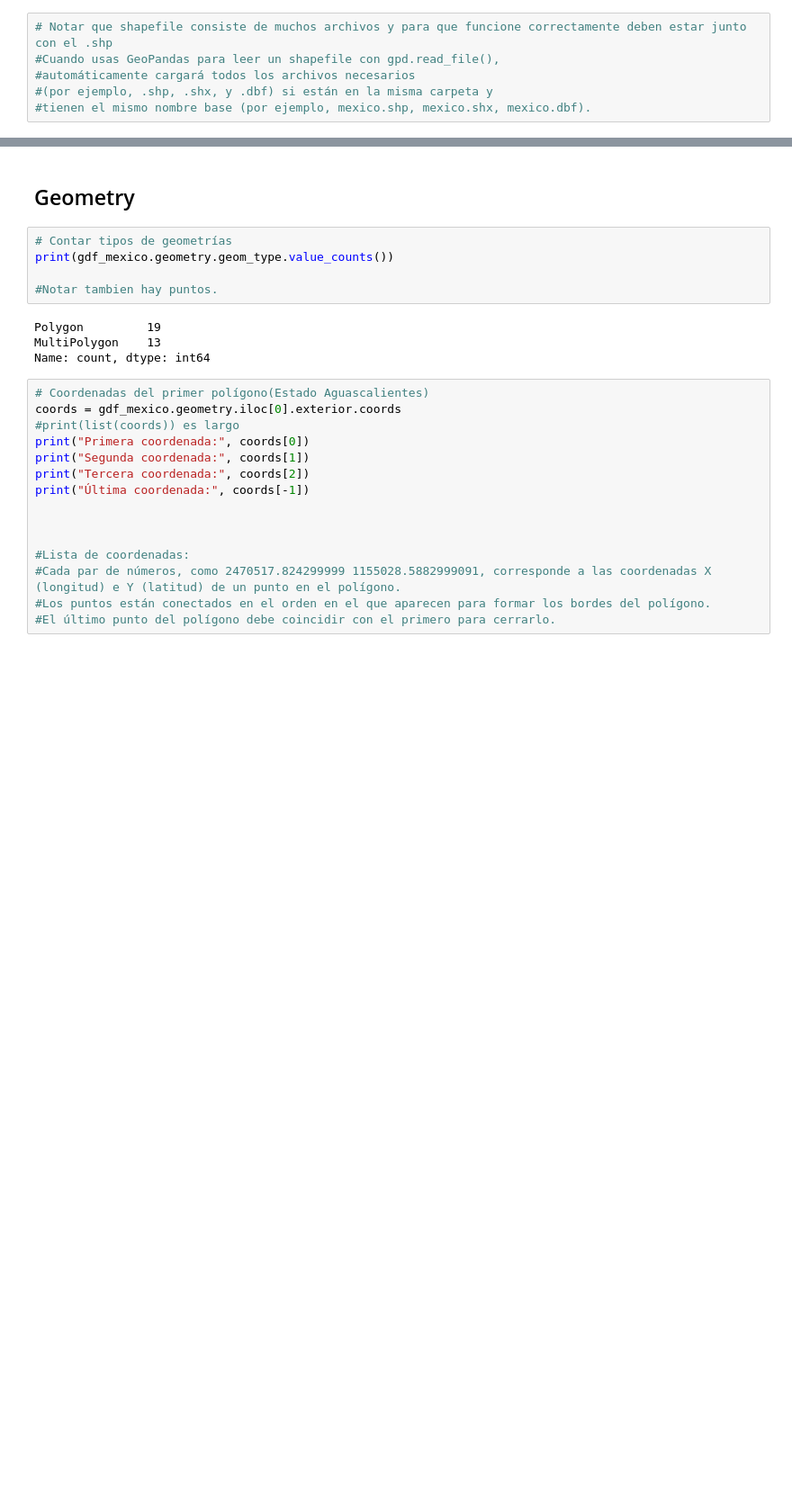
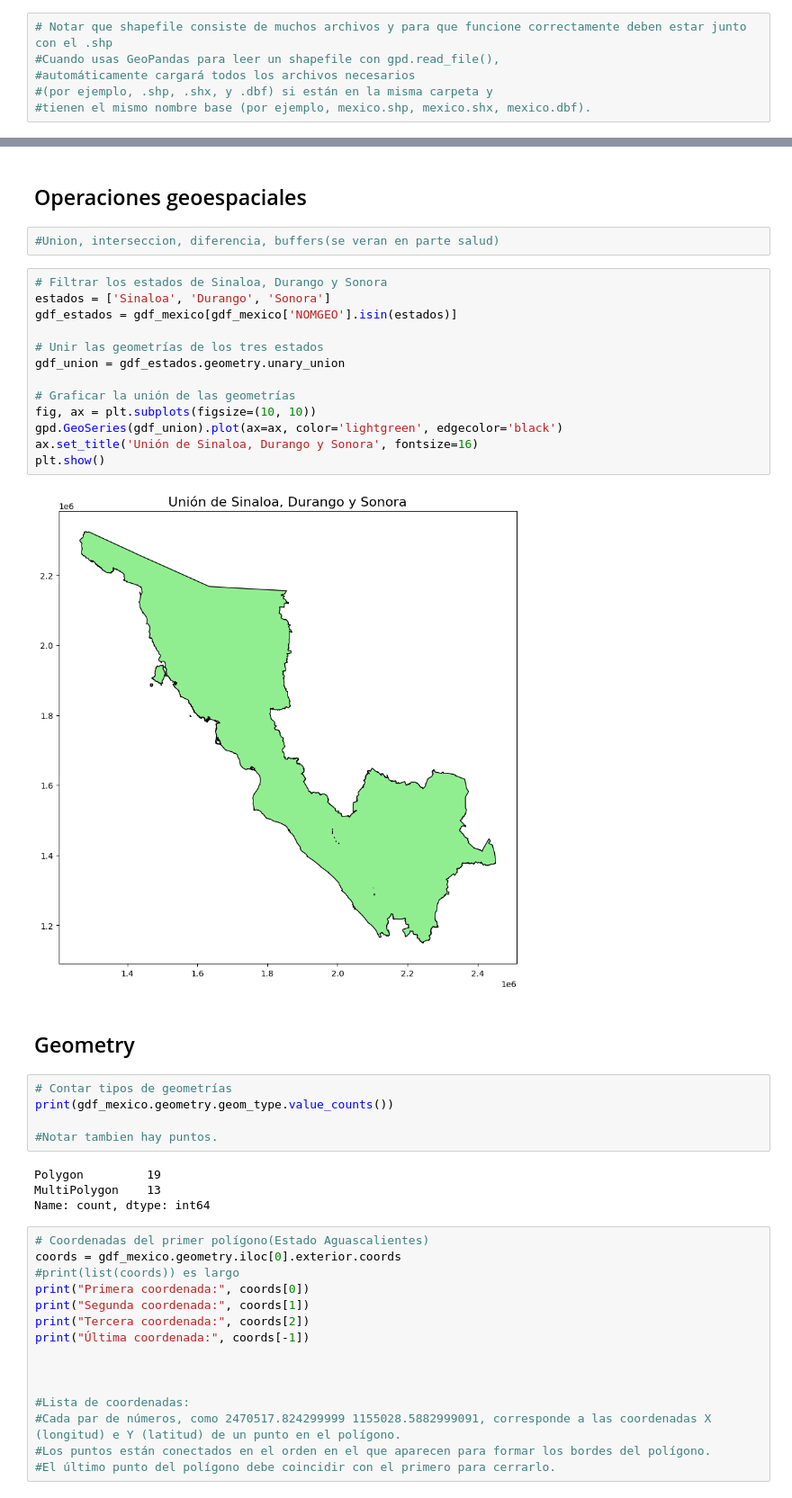
Before and after one commit to barbaperezf/INEGI-Shp, a Jupyter notebook: Clase.ipynb, the cells around one changed output, grey strips where cells are left out. Shown at 90% size. Drawn from its saved outputs; the diff is of its cells as text; blank space fills up the shorter version.

```diff
--- a/Clase.ipynb
+++ b/Clase.ipynb
@@ -75,3 +117,22 @@ print(type(
+# %% [markdown]
+## Operaciones geoespaciales
+# %%
+#Union, interseccion, diferencia, buffers(se veran en parte salud)
+# %%
+# Filtrar los estados de Sinaloa, Durango y Sonora
+estados = ['Sinaloa', 'Durango', 'Sonora']
+gdf_estados = gdf_mexico[gdf_mexico['NOMGEO'].isin(estados)]
+
+# Unir las geometrías de los tres estados
+gdf_union = gdf_estados.geometry.unary_union
+
+# Graficar la unión de las geometrías
+fig, ax = plt.subplots(figsize=(10, 10))
+gpd.GeoSeries(gdf_union).plot(ax=ax, color='lightgreen', edgecolor='black')
+ax.set_title('Unión de Sinaloa, Durango y Sonora', fontsize=16)
+plt.show()
+# %% [output]
+[figure, added]
 # %% [markdown]
 ## Geometry
 # %%
```
Also changed, not shown: parts of 42 cells of this notebook.
